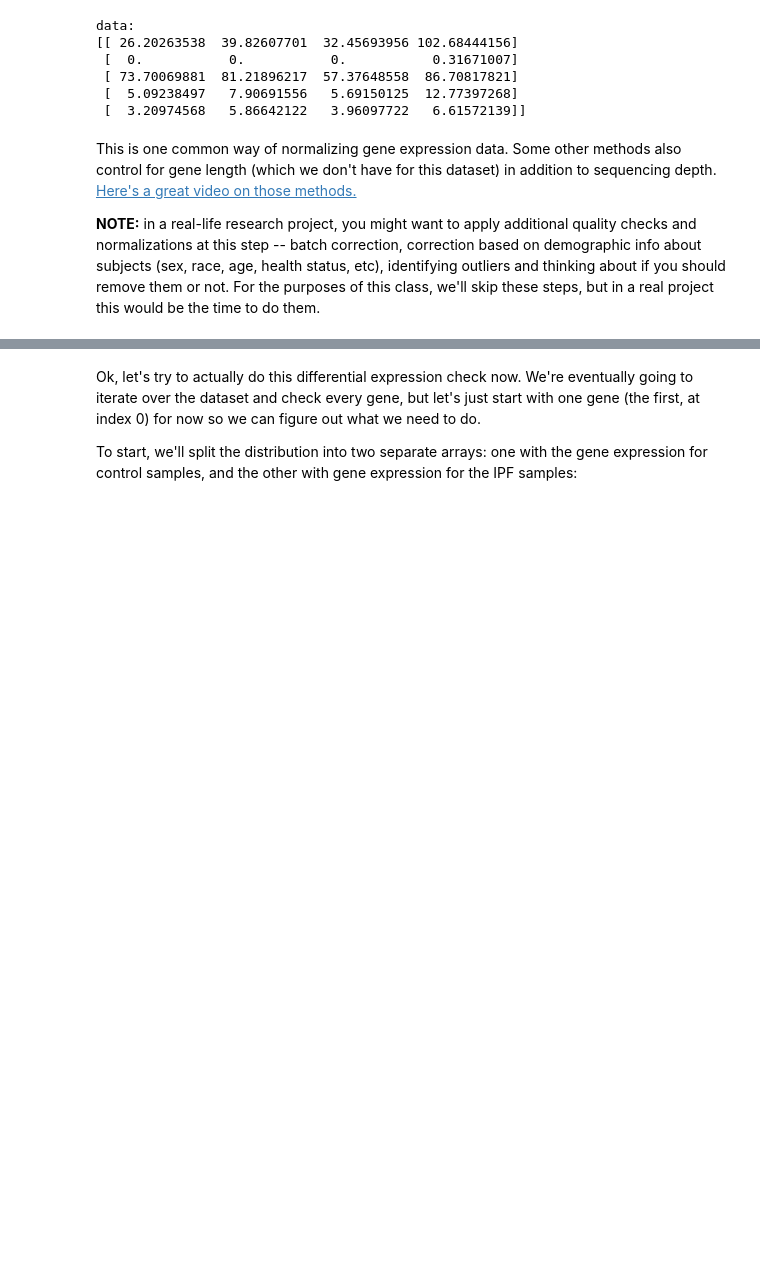
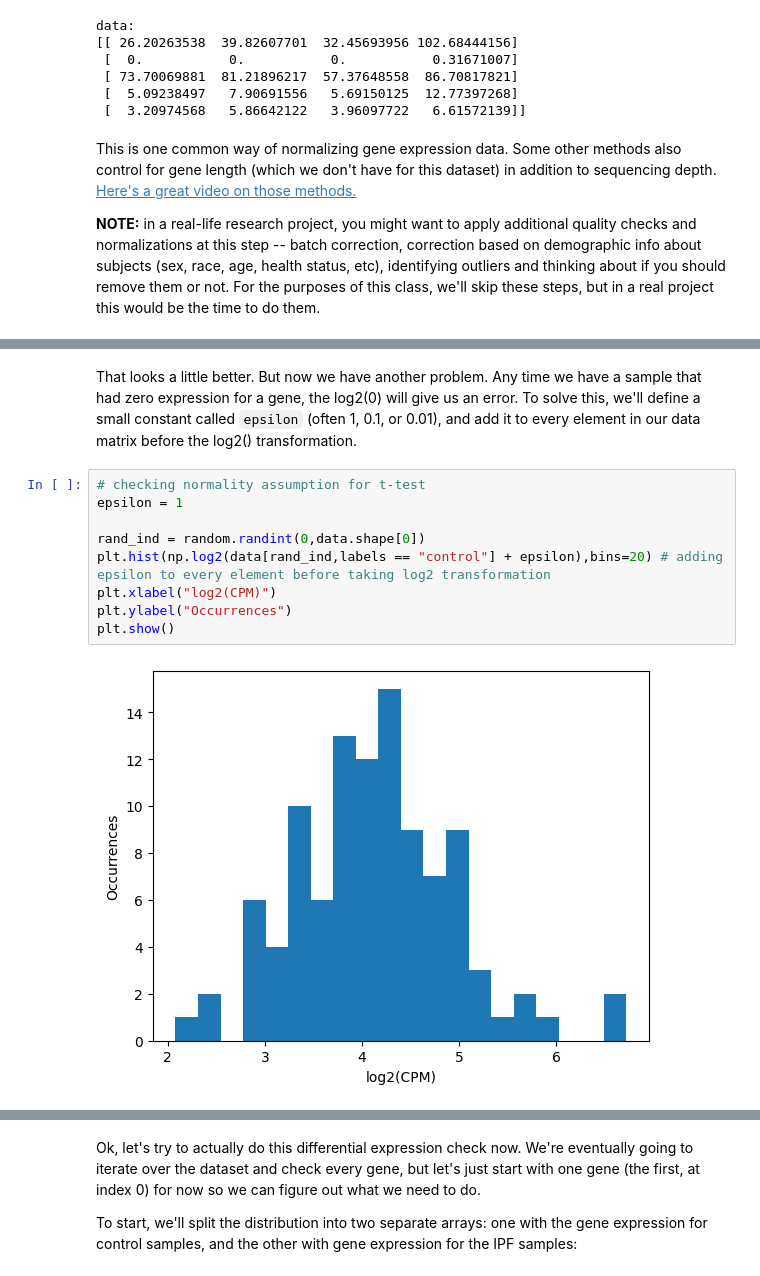
Before and after one commit to mikesaint-antoine/comp_bio_seminar, a Jupyter notebook: project1/transcriptomics.ipynb, the cells around one changed output, grey strips where cells are left out. Saved outputs shown, nothing was run; the diff lists cells and outputs as text; blank space fills up the shorter version.

```diff
--- a/project1/transcriptomics.ipynb
+++ b/project1/transcriptomics.ipynb
@@ -157 +171,14 @@ plt.show()
+# %% [markdown]
+That looks a little better. But now we have another problem. Any time we have a sample that had zero expression for a gene, the log2(0) will give us an error. To solve this, we'll define a small constant called `epsilon` (often 1, 0.1, or 0.01), and add it to every element in our data matrix before the log2() transformation.
+# %%
+# checking normality assumption for t-test
+epsilon = 1
+
+rand_ind = random.randint(0,data.shape[0])
+plt.hist(np.log2(data[rand_ind,labels == "control"] + epsilon),bins=20) # adding epsilon to every element before taking log2 transformation
+plt.xlabel("log2(CPM)")
+plt.ylabel("Occurrences")
+plt.show()
+# %% [output]
+[figure, added]
 # %% [markdown]
```
Also changed, not shown: parts of 18 cells of this notebook.
